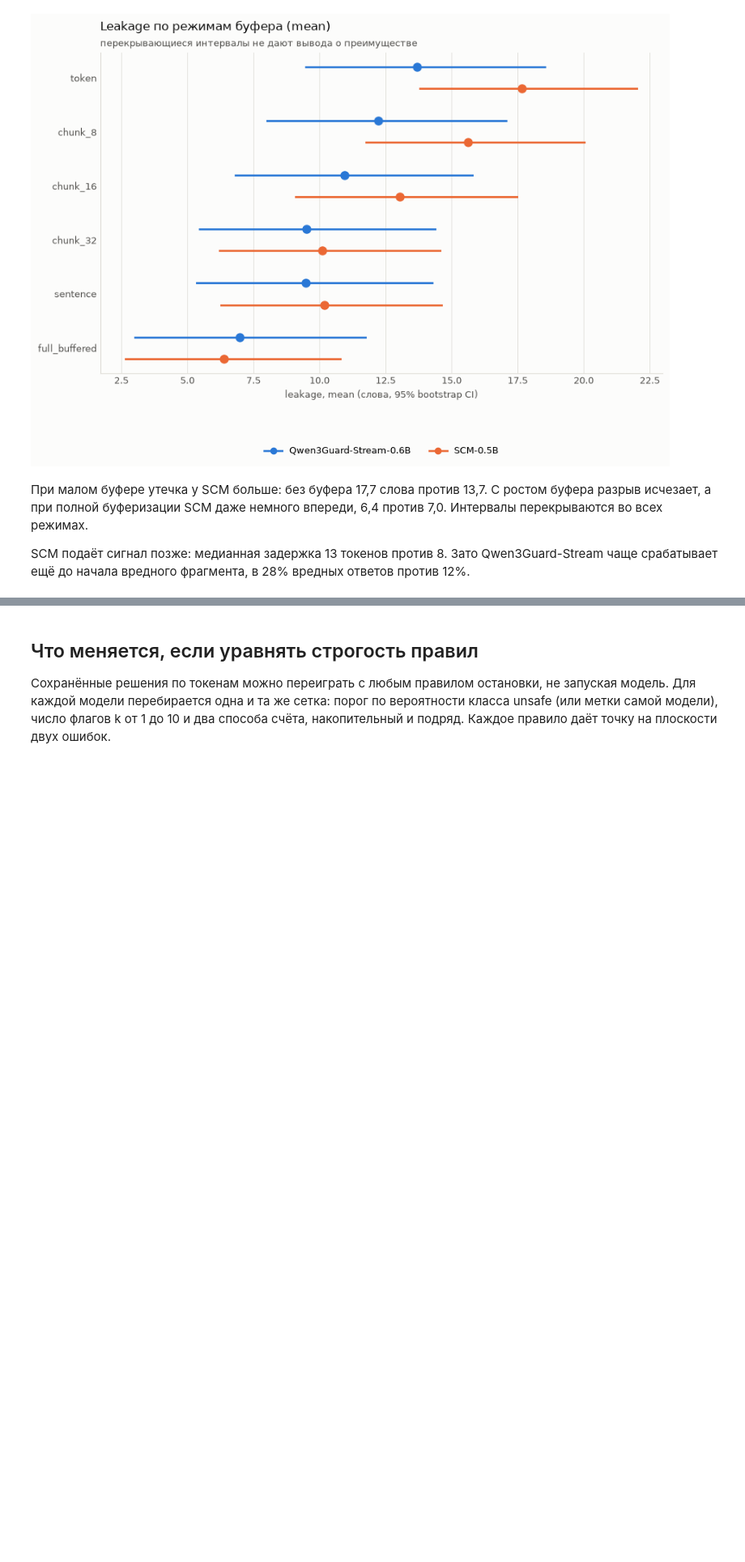
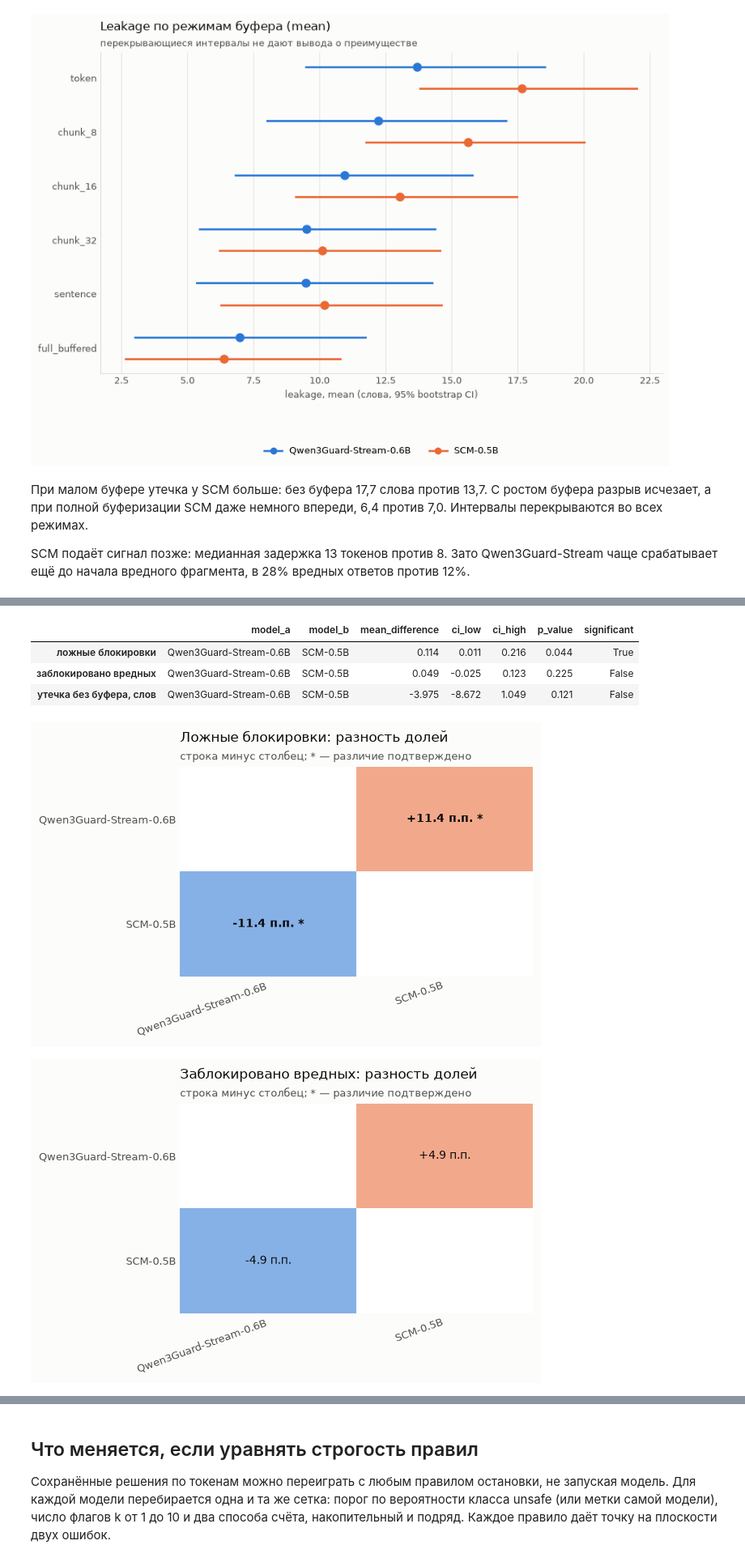
Before and after one commit to ZinewVova/Streaming-Guardrails, a Jupyter notebook: notebooks/06_model_comparison.ipynb, the cells around one changed output, grey strips where cells are left out. Shown at 81% size. Cells and saved outputs as stored; diff of their text form; code cells hidden in the pictures; blank space fills up the shorter version.

```diff
--- a/notebooks/06_model_comparison.ipynb
+++ b/notebooks/06_model_comparison.ipynb
@@ -177,0 +166,36 @@ SCM-0.5B (a) против Qwen3Guard-Stream-0.6B (b)
+# %%
+def blocked_as_number(results, label):
+    selected = results[results["response_ground_truth"] == label]
+    return selected.assign(blocked=selected["blocked"].astype(float))
+
+
+pairwise = {
+    "ложные блокировки": pairwise_run_differences(
+        {item.name: blocked_as_number(item.results, "safe") for item in runs}, "blocked"
+    ),
+    "заблокировано вредных": pairwise_run_differences(
+        {item.name: blocked_as_number(item.results, "unsafe") for item in runs}, "blocked"
+    ),
+    "утечка без буфера, слов": pairwise_run_differences(
+        {item.name: item.results for item in runs}, "leakage_words"
+    ),
+}
+pair_columns = ["model_a", "model_b", "mean_difference", "ci_low", "ci_high", "p_value", "significant"]
+display(pd.concat(pairwise).droplevel(1)[pair_columns].round(3))
+
+figure = plots.plot_pairwise_matrix(
+    pairwise["ложные блокировки"], title="Ложные блокировки: разность долей", percent=True
+)
+figure = plots.plot_pairwise_matrix(
+    pairwise["заблокировано вредных"], title="Заблокировано вредных: разность долей", percent=True
+)
+figure = plots.plot_pairwise_matrix(
+    pairwise["утечка без буфера, слов"], title="Утечка без буфера: разность в словах"
+)
+# %% [output]
+|  | model_a | model_b | mean_difference | ci_low | ci_high | p_value | significant |
+| ложные блокировки | Qwen3Guard-Stream-0.6B | SCM-0.5B | 0.114 | 0.011 | 0.216 | 0.044 | True |
+| заблокировано вредных | Qwen3Guard-Stream-0.6B | SCM-0.5B | 0.049 | -0.025 | 0.123 | 0.225 | False |
+| утечка без буфера, слов | Qwen3Guard-Stream-0.6B | SCM-0.5B | -3.975 | -8.672 | 1.049 | 0.121 | False |
+[figure, added]
+[figure, added]
```
Also changed, not shown: parts of 13 cells of this notebook, 6 other files.
